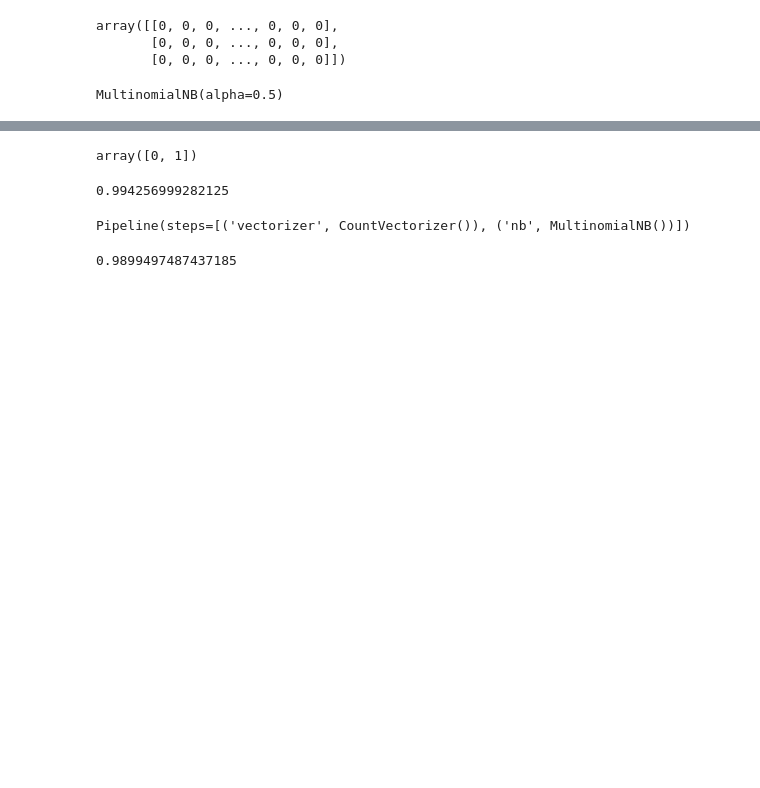
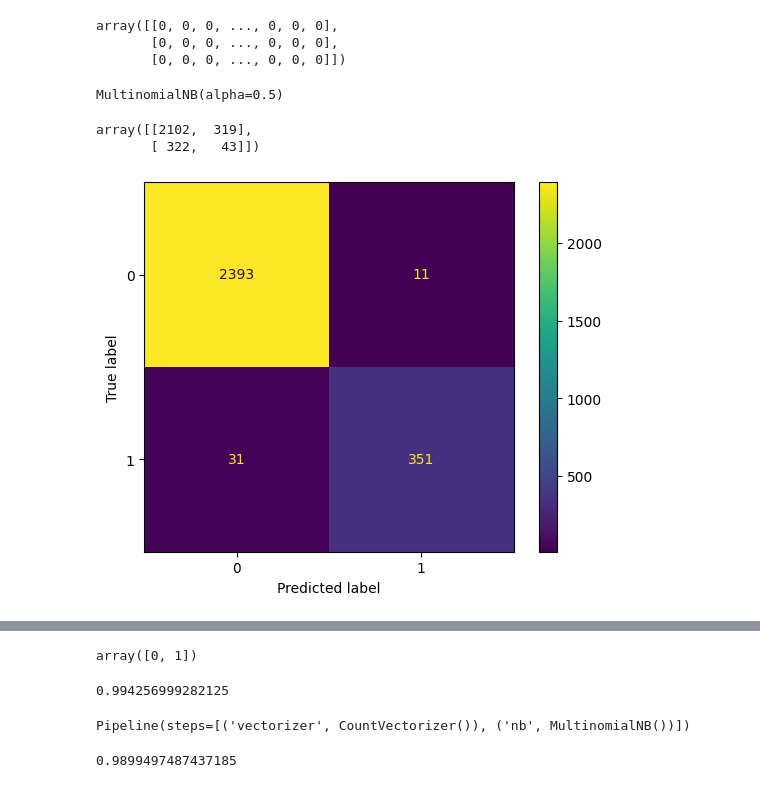
Before and after one commit to rajesh0305/Module3-Natural-language-processing-, a Jupyter notebook: Implementation_of_Naive_Bayes_classification.ipynb, the cells around one changed output, grey strips where cells are left out. Drawn from its saved outputs; the diff is of its cells as text; code cells hidden in the pictures; blank space fills up the shorter version.

```diff
--- a/Implementation_of_Naive_Bayes_classification.ipynb
+++ b/Implementation_of_Naive_Bayes_classification.ipynb
@@ -38,4 +42,4 @@ df.head()
 | 4 | ham | Nah I don't think he goes to usf,... | 0 |
 # %%
 from sklearn.model_selection import train_test_split
-x_train,x_test,y_train,y_test = train_test_split(df.Message,df.spam,test_size=0.25)
+x_train,x_test,y_train,y_test = train_test_split(df.Message,df.spam,test_size=0.5)
@@ -54,3 +68,24 @@ model = MultinomialNB(alpha = 0.5,class_prior = None,fit_prior = True)
 model.fit(x_train_count,y_train)
 # %% [output]
 MultinomialNB(alpha=0.5)
+# %%
+emails_count = v.transform(x_test)
+y_predict = model.predict(emails_count)
+from sklearn.metrics import confusion_matrix
+# y_true = [2, 0, 2, 2, 0, 1]
+# y_pred = [0, 0, 2, 2, 0, 2]
+confusion_matrix(y_train, y_predict)
+# %% [output]
+array([[2102,  319],
+       [ 322,   43]])
+# %%
+from sklearn.metrics import ConfusionMatrixDisplay, confusion_matrix
+
+# y_pred = clf.predict(x_test)
+emailscount = v.transform(x_test)
+y_pred = model.predict(emailscount)
+cm = confusion_matrix(y_test, y_pred)
+
+cm_display = ConfusionMatrixDisplay(cm).plot()
+# %% [output]
+[figure, added]
```
Also changed, not shown: parts of 6 cells of this notebook.
